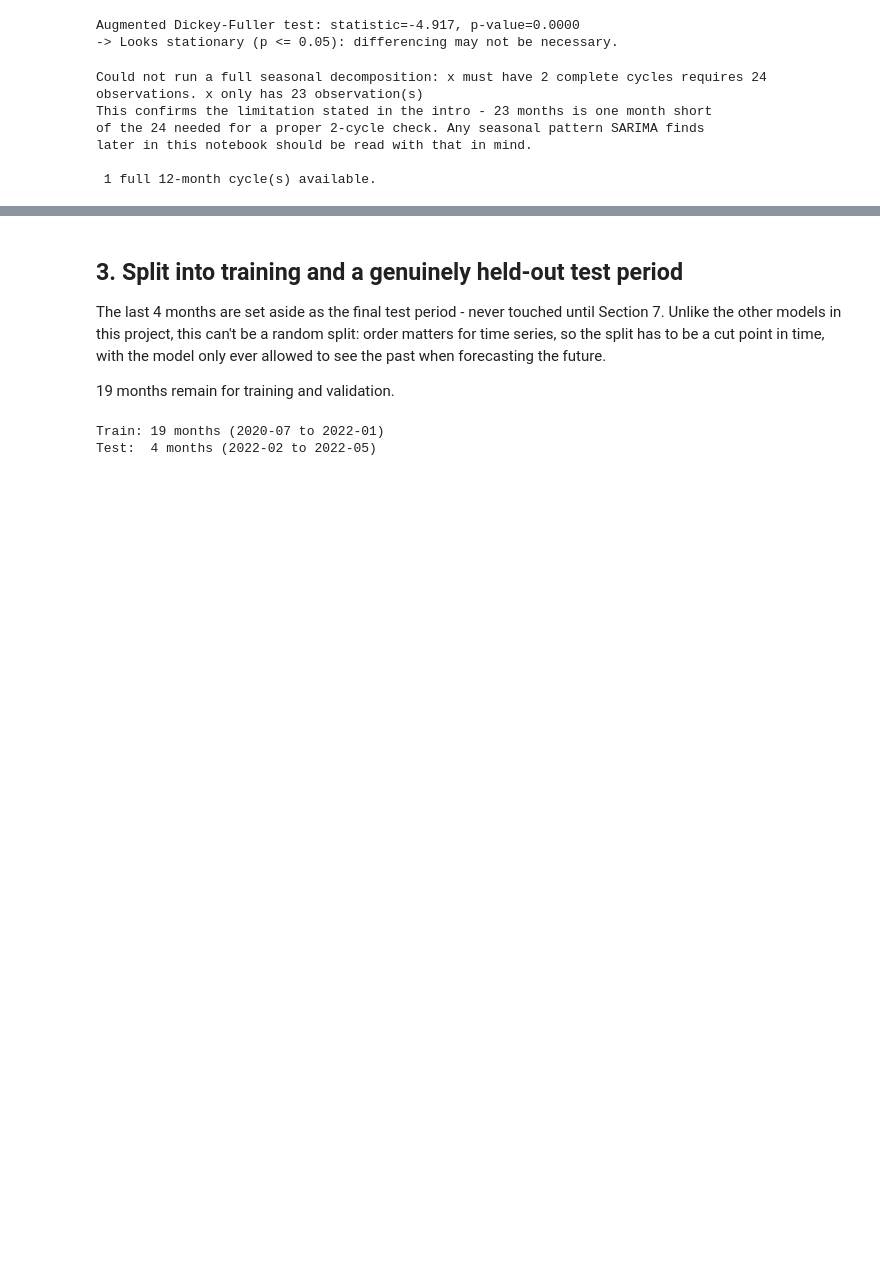
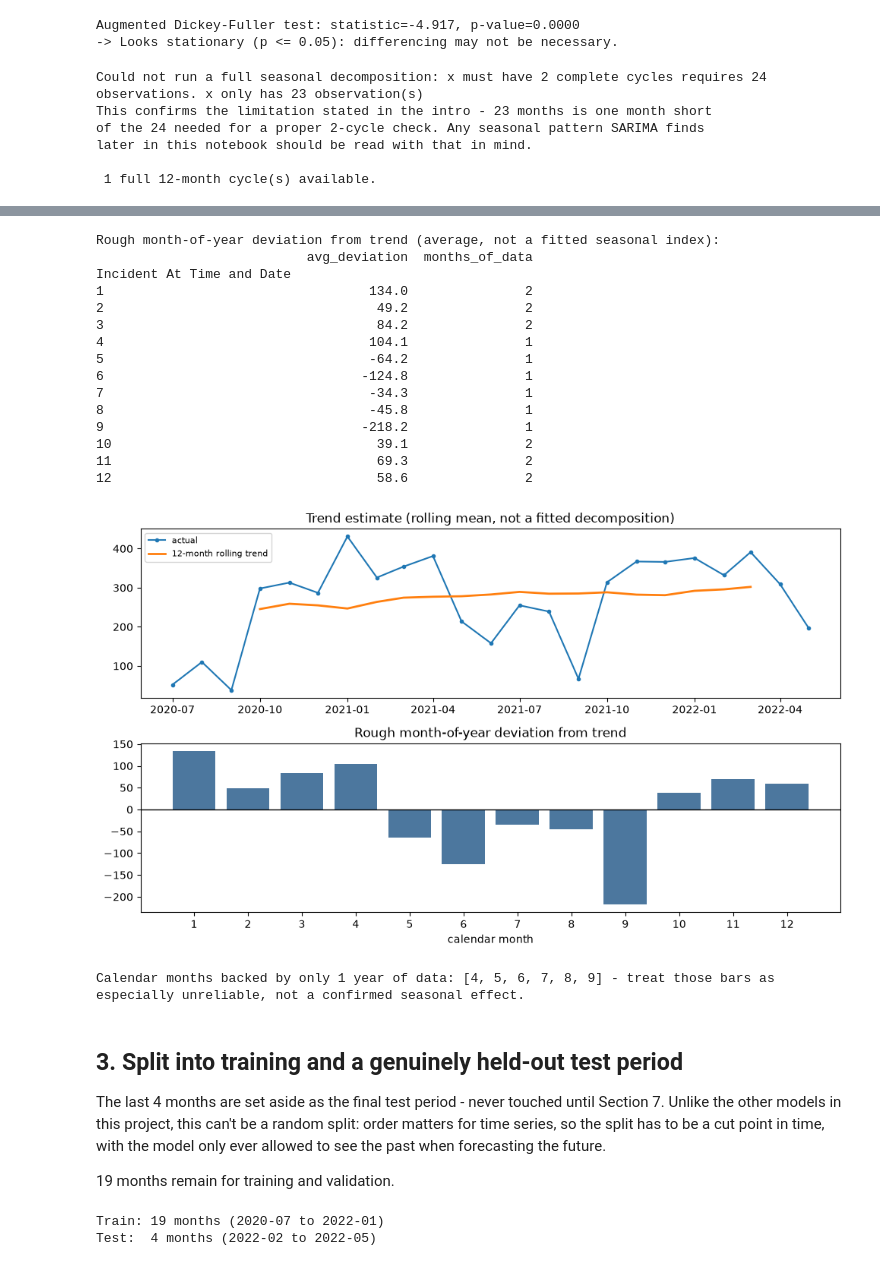
Before and after one commit to Abaiyan-27/Group-01---Notebooks, a Jupyter notebook: Notebooks/Accident_Forecasting_Model.ipynb, the cells around one changed output, grey strips where cells are left out. Cells and saved outputs as stored; diff of their text form; code cells hidden in the pictures; blank space fills up the shorter version.

Commit message:
XAI framework complete

```diff
--- a/Notebooks/Accident_Forecasting_Model.ipynb
+++ b/Notebooks/Accident_Forecasting_Model.ipynb
@@ -107,5 +160,53 @@ later in this notebook should be read with that in mind.
 # %%
-trend_estimate = monthly.rolling(window=12, center=True, min_periods=9).mean()residual_estimate = monthly - trend_estimatemonth_of_year_avg = residual_estimate.groupby(residual_estimate.index.month).mean()month_of_year_n = residual_estimate.groupby(residual_estimate.index.month).count()print("Rough month-of-year deviation from trend (average, not a fitted seasonal index):")print(pd.DataFrame({"avg_deviation": month_of_year_avg.round(1),                    "months_of_data": month_of_year_n}).to_string())fig, axes = plt.subplots(2, 1, figsize=(10, 6), sharex=False)axes[0].plot(monthly.index, monthly.values, label="actual", marker="o", ms=3)axes[0].plot(trend_estimate.index, trend_estimate.values, label="12-month rolling trend", lw=2)axes[0].set_title("Trend estimate (rolling mean, not a fitted decomposition)")axes[0].legend(fontsize=8)axes[1].bar(month_of_year_avg.index, month_of_year_avg.values, color="#2c5f8d", alpha=0.85)axes[1].axhline(0, color="k", lw=1)axes[1].set_xticks(range(1, 13))axes[1].set_title("Rough month-of-year deviation from trend")axes[1].set_xlabel("calendar month")plt.tight_layout()plt.savefig("artifacts/rough_seasonal_profile.png", dpi=150)plt.show()low_n_months = month_of_year_n[month_of_year_n < 2].index.tolist()if low_n_months:    print(f"\nCalendar months backed by only 1 year of data: {low_n_months} - treat those bars as")    print("especially unreliable, not a confirmed seasonal effect.")
+trend_estimate = monthly.rolling(window=12, center=True, min_periods=9).mean()
+residual_estimate = monthly - trend_estimate
+
+month_of_year_avg = residual_estimate.groupby(residual_estimate.index.month).mean()
+month_of_year_n = residual_estimate.groupby(residual_estimate.index.month).count()
+
+print("Rough month-of-year deviation from trend (average, not a fitted seasonal index):")
+print(pd.DataFrame({"avg_deviation": month_of_year_avg.round(1),
+                    "months_of_data": month_of_year_n}).to_string())
+
+fig, axes = plt.subplots(2, 1, figsize=(10, 6), sharex=False)
+axes[0].plot(monthly.index, monthly.values, label="actual", marker="o", ms=3)
+axes[0].plot(trend_estimate.index, trend_estimate.values, label="12-month rolling trend", lw=2)
+axes[0].set_title("Trend estimate (rolling mean, not a fitted decomposition)")
+axes[0].legend(fontsize=8)
+
+axes[1].bar(month_of_year_avg.index, month_of_year_avg.values, color="#2c5f8d", alpha=0.85)
+axes[1].axhline(0, color="k", lw=1)
+axes[1].set_xticks(range(1, 13))
+axes[1].set_title("Rough month-of-year deviation from trend")
+axes[1].set_xlabel("calendar month")
+
+plt.tight_layout()
+plt.savefig("artifacts/rough_seasonal_profile.png", dpi=150)
+plt.show()
+
+low_n_months = month_of_year_n[month_of_year_n < 2].index.tolist()
+if low_n_months:
+    print(f"\nCalendar months backed by only 1 year of data: {low_n_months} - treat those bars as")
+    print("especially unreliable, not a confirmed seasonal effect.")
+# %% [output]
+Rough month-of-year deviation from trend (average, not a fitted seasonal index):
+                           avg_deviation  months_of_data
+Incident At Time and Date
+1                                  134.0               2
+2                                   49.2               2
+3                                   84.2               2
+4                                  104.1               1
+5                                  -64.2               1
+6                                 -124.8               1
+7                                  -34.3               1
+8                                  -45.8               1
+9                                 -218.2               1
+10                                  39.1               2
+11                                  69.3               2
+12                                  58.6               2
+[figure, added]
+Calendar months backed by only 1 year of data: [4, 5, 6, 7, 8, 9] - treat those bars as
+especially unreliable, not a confirmed seasonal effect.
 # %% [markdown]
 ## 3. Split into training and a genuinely held-out test period
 
```
Also changed, not shown: parts of 10 cells of this notebook, 35 other files.
